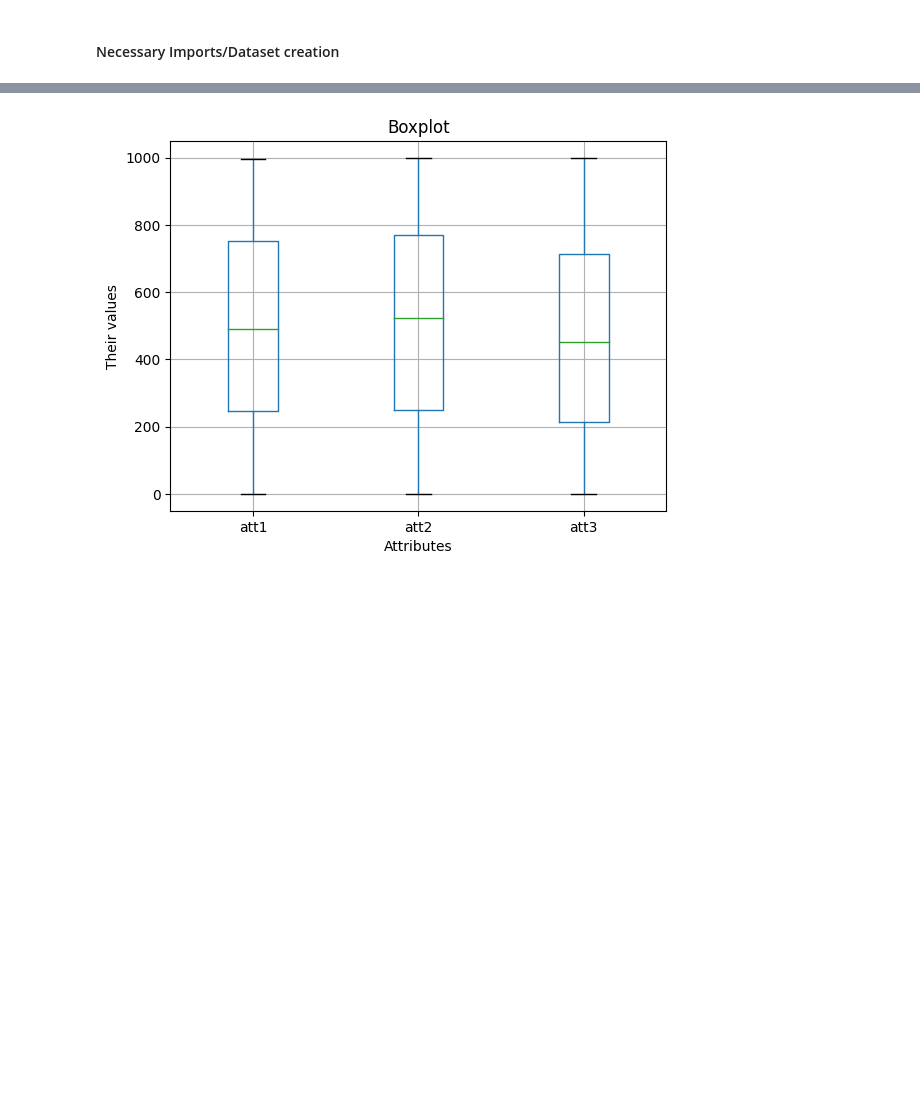
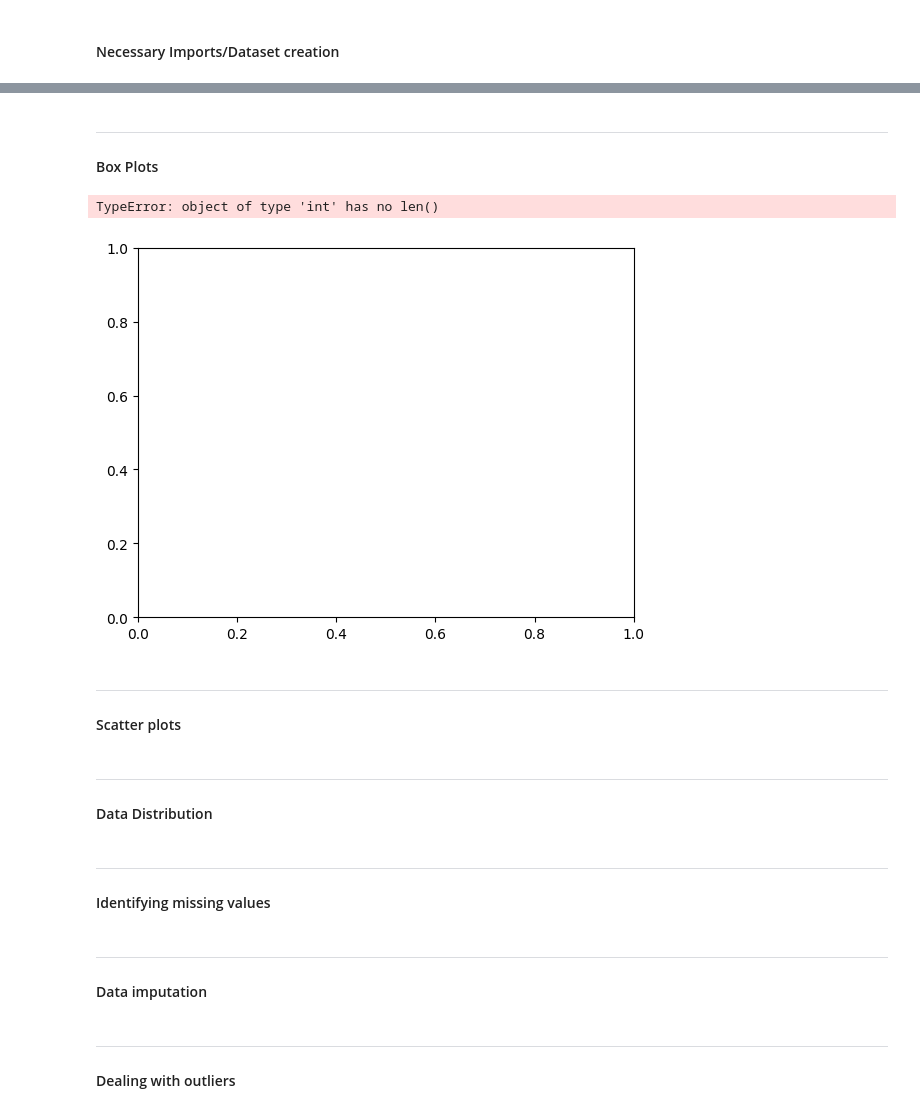
Before and after one commit to AdityaHegde712/ML-Lab, a Jupyter notebook: Lab2/21WU0101053_Aditya_Hegde_MLlab2.ipynb, the cells around one changed output, grey strips where cells are left out. Cells and saved outputs as stored; diff of their text form; code cells hidden in the pictures; blank space fills up the shorter version.

```diff
--- a/Lab2/21WU0101053_Aditya_Hegde_MLlab2.ipynb
+++ b/Lab2/21WU0101053_Aditya_Hegde_MLlab2.ipynb
@@ -79,0 +260,13 @@ plt.show()
+# %%
+columns = ['Units Sold', 'Manufacturing Price', 'Sale Price', 'Gross Sales', 'Sales', 'COGS', 'Profit']
+
+# Remove $ signs
+for column in financial_df:
+    if financial_df[column].dtypes == "object" and column in columns:
+        for index, value in enumerate(financial_df[column]):
+            try:
+                if value != ' - ':
+                    financial_df.at[index, column] = float(value.replace('$', '').replace(',', ''))
+                    print(type(financial_df.at[index, column]))
+            except ValueError:
+                pass
@@ -82,8 +302,27 @@ plt.show()
+# %% [markdown]
+-------------------------------------------------------------
+#### Box Plots
 # %%
-synthetic_df[['att1', 'att2', 'att3']].boxplot()
+plt.boxplot(data=financial_df['Month Number'], x=12)
 plt.title('Boxplot')
 plt.xlabel('Attributes')
 plt.ylabel('Their values')
 plt.show()
 # %% [output]
+TypeError: object of type 'int' has no len()
-[figure, old version]
+[figure, new version]
+# %% [markdown]
+-------------------------------------------------------------
+#### Scatter plots
+# %% [markdown]
+-------------------------------------------------------------
+#### Data Distribution
+# %% [markdown]
+-------------------------------------------------------------
+#### Identifying missing values
+# %% [markdown]
+-------------------------------------------------------------
+#### Data imputation
+# %% [markdown]
+-------------------------------------------------------------
+#### Dealing with outliers
```
Also changed, not shown: parts of 29 cells of this notebook, 2 other files.
